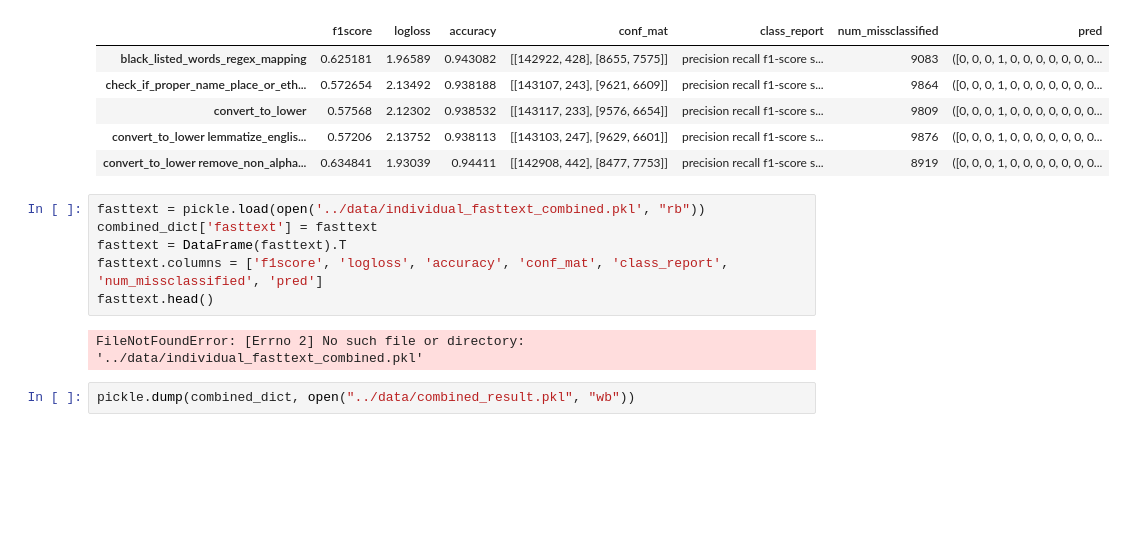
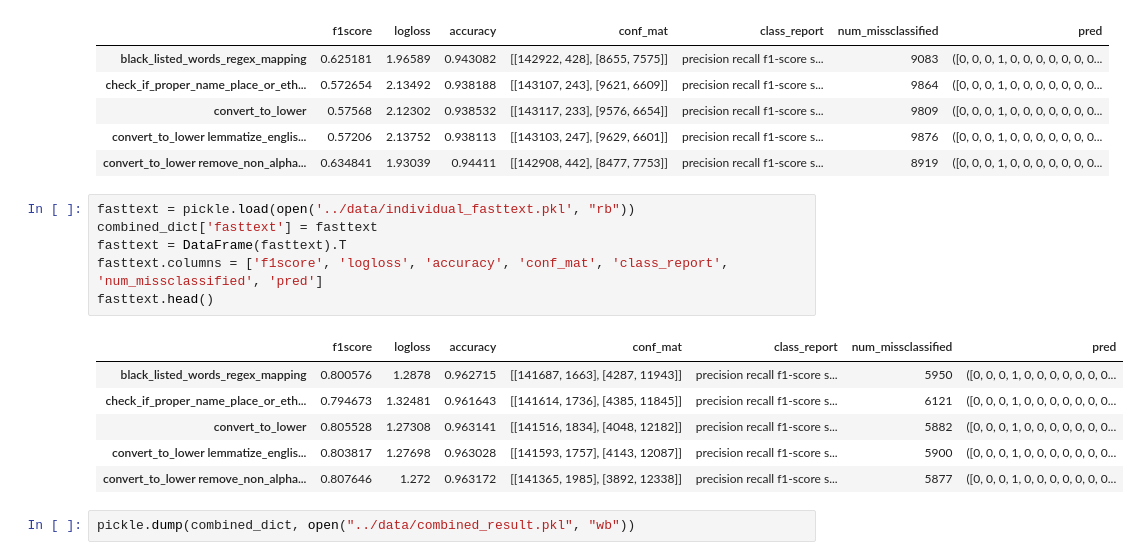
Before and after one commit to ifahim/toxic-preprocess, a Jupyter notebook: src/Paper results collection.ipynb, the cells around one changed output. Drawn from its saved outputs; the diff is of its cells as text; blank space fills up the shorter version.

```diff
--- a/src/Paper results collection.ipynb
+++ b/src/Paper results collection.ipynb
@@ -43,13 +43,18 @@ xgboost.head()
 | convert_to_lower lemmatize_englis... | 0.57206 | 2.13752 | 0.938113 | [[143103, 247], [9629, 6601]] | precision recall f1-score s... | 9876 | ([0, 0, 0, 1, 0, 0, 0, 0, 0, 0, 0... |
 | convert_to_lower remove_non_alpha... | 0.634841 | 1.93039 | 0.94411 | [[142908, 442], [8477, 7753]] | precision recall f1-score s... | 8919 | ([0, 0, 0, 1, 0, 0, 0, 0, 0, 0, 0... |
 # %%
-fasttext = pickle.load(open('../data/individual_fasttext_combined.pkl', "rb"))
+fasttext = pickle.load(open('../data/individual_fasttext.pkl', "rb"))
 combined_dict['fasttext'] = fasttext
 fasttext = DataFrame(fasttext).T
 fasttext.columns = ['f1score', 'logloss', 'accuracy', 'conf_mat', 'class_report', 'num_missclassified', 'pred']
 fasttext.head()
 # %% [output]
-FileNotFoundError: [Errno 2] No such file or directory: '../data/individual_fasttext_combined.pkl'
+|  | f1score | logloss | accuracy | conf_mat | class_report | num_missclassified | pred |
+| black_listed_words_regex_mapping | 0.800576 | 1.2878 | 0.962715 | [[141687, 1663], [4287, 11943]] | precision recall f1-score s... | 5950 | ([0, 0, 0, 1, 0, 0, 0, 0, 0, 0, 0... |
+| check_if_proper_name_place_or_eth... | 0.794673 | 1.32481 | 0.961643 | [[141614, 1736], [4385, 11845]] | precision recall f1-score s... | 6121 | ([0, 0, 0, 1, 0, 0, 0, 0, 0, 0, 0... |
+| convert_to_lower | 0.805528 | 1.27308 | 0.963141 | [[141516, 1834], [4048, 12182]] | precision recall f1-score s... | 5882 | ([0, 0, 0, 1, 0, 0, 0, 0, 0, 0, 0... |
+| convert_to_lower lemmatize_englis... | 0.803817 | 1.27698 | 0.963028 | [[141593, 1757], [4143, 12087]] | precision recall f1-score s... | 5900 | ([0, 0, 0, 1, 0, 0, 0, 0, 0, 0, 0... |
+| convert_to_lower remove_non_alpha... | 0.807646 | 1.272 | 0.963172 | [[141365, 1985], [3892, 12338]] | precision recall f1-score s... | 5877 | ([0, 0, 0, 1, 0, 0, 0, 0, 0, 0, 0... |
 # %%
 pickle.dump(combined_dict, open("../data/combined_result.pkl", "wb"))
 # %%
```
Also changed, not shown: parts of 6 cells of this notebook, 2 other files.
